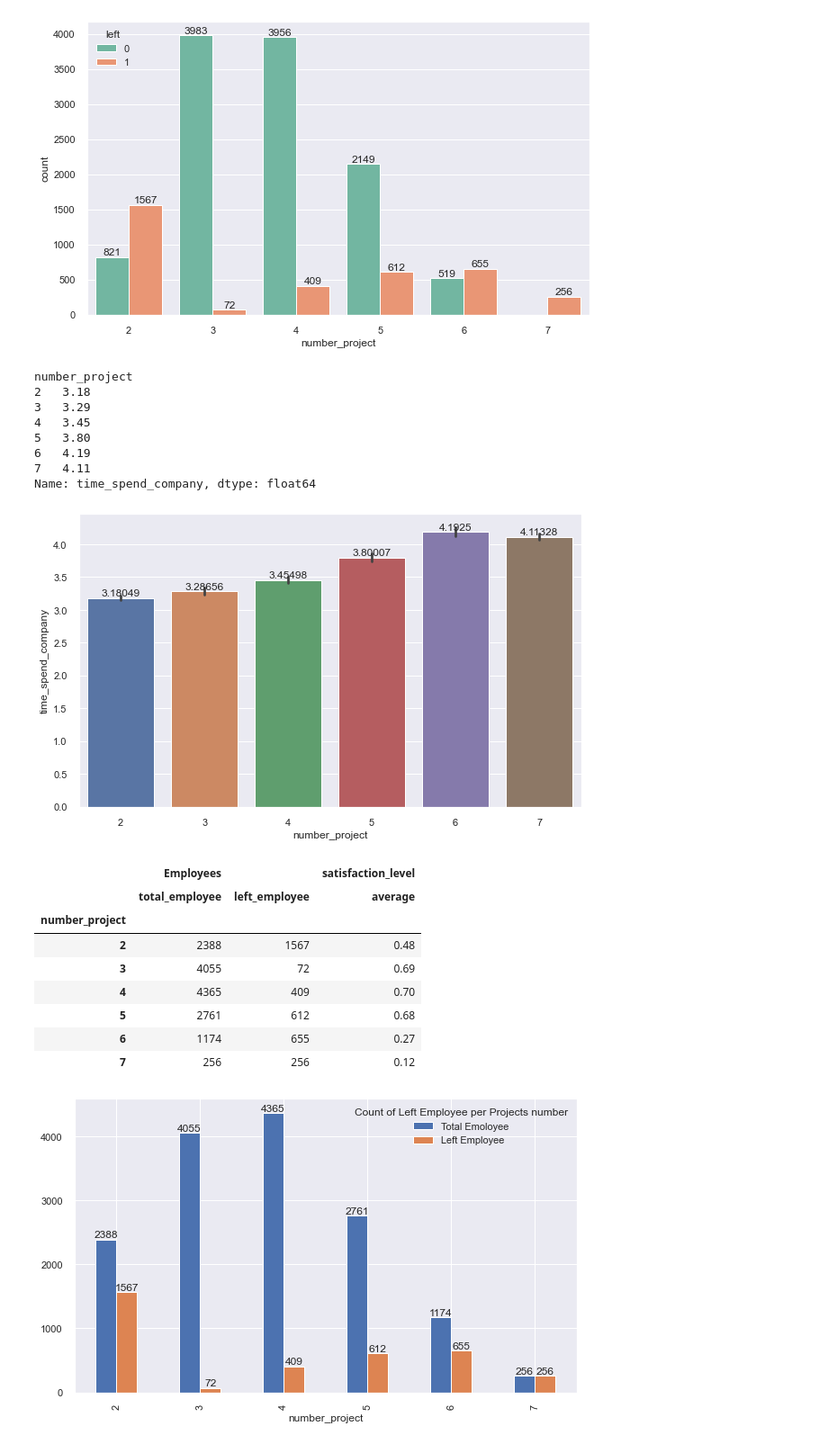
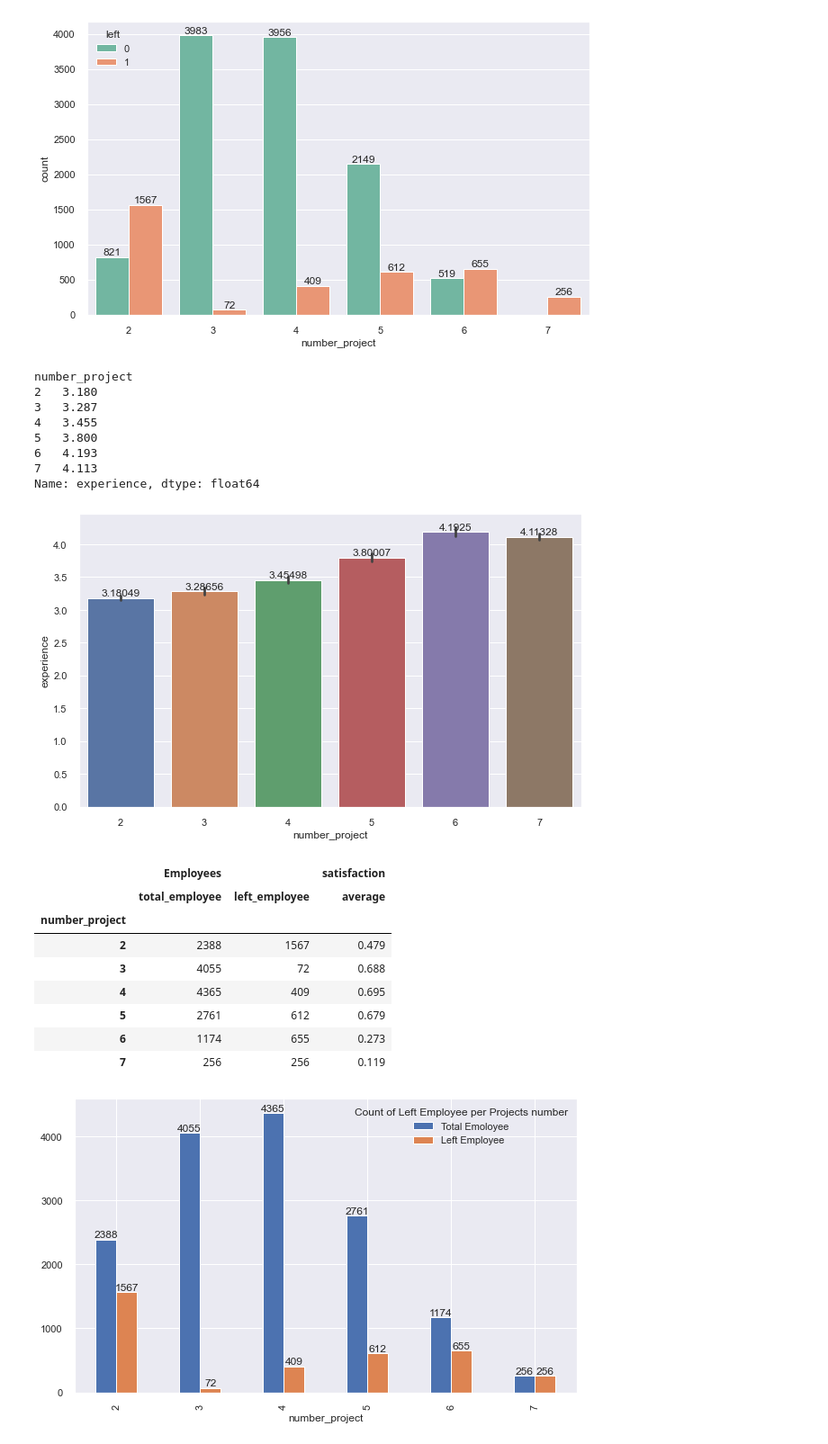
Before and after one commit to habip-bingol/Projects, a Jupyter notebook: ML_Projects/Capstone Projects/Churn_Prediction/Churn_Prediction.ipynb, the cells around one changed output. Shown at 90% size. Saved outputs shown, nothing was run; the diff lists cells and outputs as text; code cells hidden in the pictures.

```diff
--- a/ML_Projects/Capstone Projects/Churn_Prediction/Churn_Prediction.ipynb
+++ b/ML_Projects/Capstone Projects/Churn_Prediction/Churn_Prediction.ipynb
@@ -324,0 +332,5 @@ Name: salary, dtype: int64
+# %%
+import skimpy
+from skimpy import clean_columns
+
+df = clean_columns(df)
@@ -324,0 +339,4 @@ Name: salary, dtype: int64
+# %%
+df.rename(columns={ "satisfaction_level":"satisfaction",
+                    "time_spend_company":"experience",
+                    "departments":"department"}, inplace=True)
@@ -596,36 +678,36 @@ for i in ax.containers:
 # %% [output]
 [figure]
 # %%
-df.groupby("number_project")["time_spend_company"].mean()
+df.groupby("number_project")["experience"].mean()
 # %% [output]
 number_project
-2   3.18
-3   3.29
-4   3.45
-5   3.80
-6   4.19
-7   4.11
-Name: time_spend_company, dtype: float64
+2   3.180
+3   3.287
+4   3.455
+5   3.800
+6   4.193
+7   4.113
+Name: experience, dtype: float64
 # %%
-ax = sns.barplot(x="number_project", y="time_spend_company", data=df)
+ax = sns.barplot(x="number_project", y="experience", data=df)
 ax.bar_label(ax.containers[0]);
 # %% [output]
-[figure, old version]
+[figure, new version]
 # %%
 # we can conclude from this dataframe that after the 4 project employee's satisfaction level is decreasing
-df1= df.groupby("number_project").agg({"left":["count", "sum"], "satisfaction_level":"mean"})
+df1= df.groupby("number_project").agg({"left":["count", "sum"], "satisfaction":"mean"})
 df1.rename(columns={"left":"Employees", "count":"total_employee", "sum":"left_employee", "mean":"average"}, inplace=True)
 df1
 # %% [output]
-|  | Employees |  | satisfaction_level |
+|  | Employees |  | satisfaction |
 |  | total_employee | left_employee | average |
 | number_project |  |  |  |
-| 2 | 2388 | 1567 | 0.48 |
-| 3 | 4055 | 72 | 0.69 |
-| 4 | 4365 | 409 | 0.70 |
-| 5 | 2761 | 612 | 0.68 |
-| 6 | 1174 | 655 | 0.27 |
-| 7 | 256 | 256 | 0.12 |
+| 2 | 2388 | 1567 | 0.479 |
+| 3 | 4055 | 72 | 0.688 |
+| 4 | 4365 | 409 | 0.695 |
+| 5 | 2761 | 612 | 0.679 |
+| 6 | 1174 | 655 | 0.273 |
+| 7 | 256 | 256 | 0.119 |
 # %%
 ax = df1["Employees"].plot(kind="bar")
 for i in ax.containers:
```
Also changed, not shown: parts of 145 cells of this notebook.
